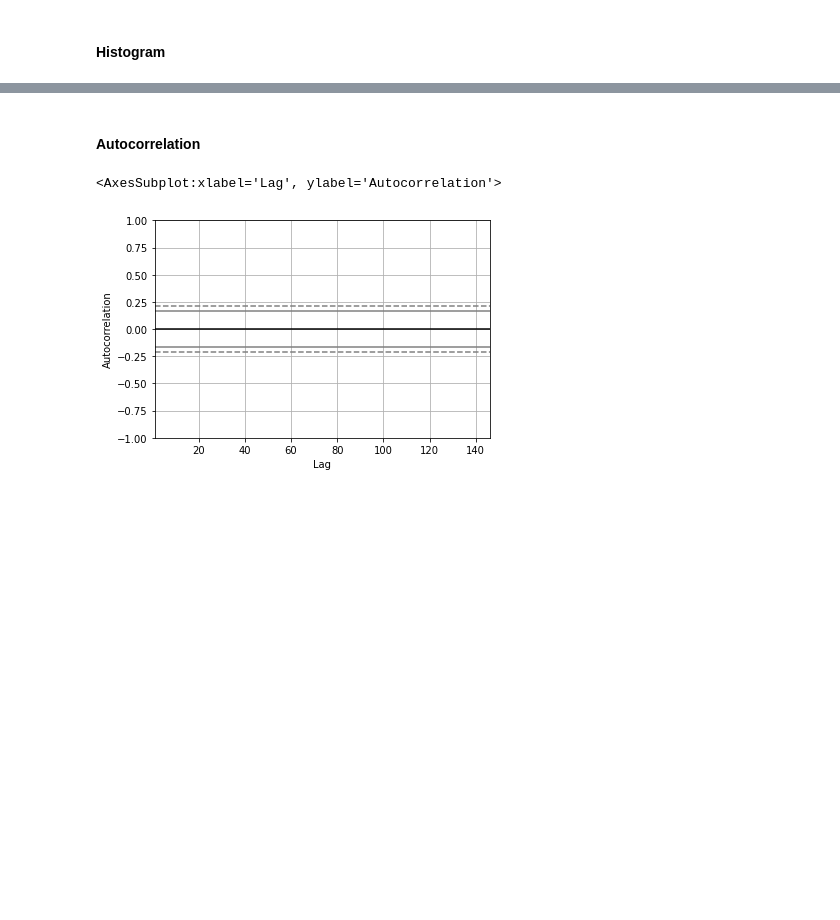
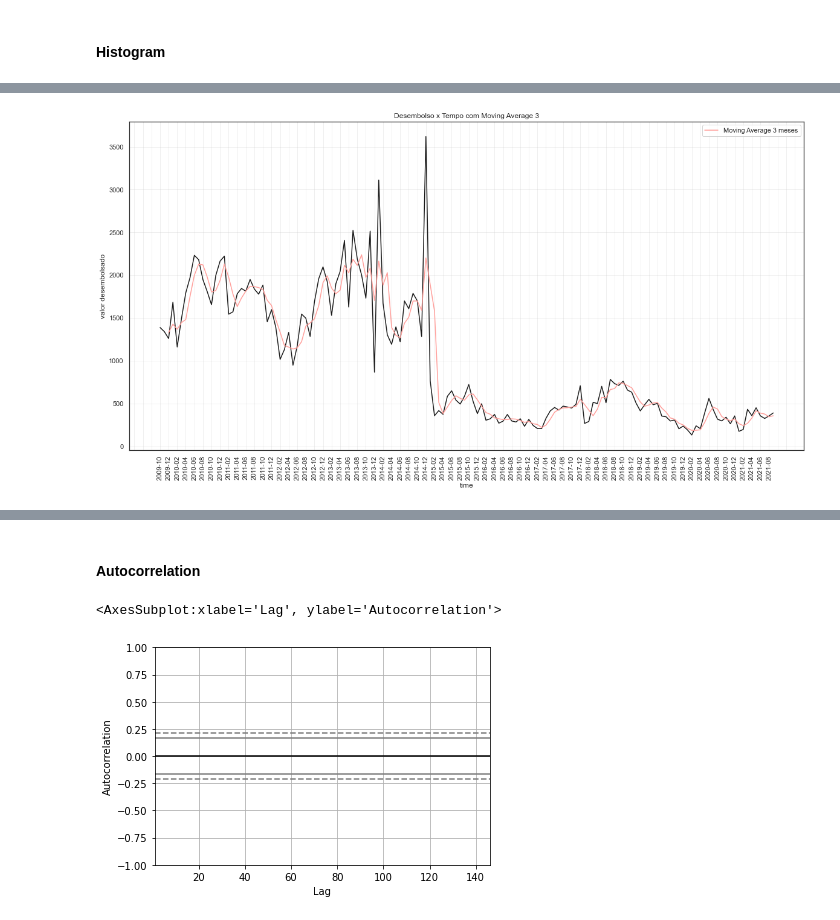
Before and after one commit to gdutramartins/forecast-desembolso, a Jupyter notebook: visualization.ipynb, the cells around one changed output, grey strips where cells are left out. Cells and saved outputs as stored; diff of their text form; code cells hidden in the pictures; blank space fills up the shorter version.

```diff
--- a/visualization.ipynb
+++ b/visualization.ipynb
@@ -67,0 +77,28 @@ ser_desembolso.plot(kind='kde')
+# %%
+def moving_average(observations, window=3):
+    '''returns the smoothed version of an array of observations.'''
+    cumulative_sum = np.cumsum(observations, dtype=float)
+    cumulative_sum[window:] = cumulative_sum[window:] - cumulative_sum[:-window]
+    return cumulative_sum[window - 1:] / window
+# %%
+def run_sequence_plot_desembolso(x, y, title, xlabel="time", ylabel="valor desembolsado"):
+    plt.figure(figsize=(20,10))
+    plt.xticks(rotation='vertical')
+    plt.gca().xaxis.set_major_locator(plt.MultipleLocator(2))
+    plt.plot(x, y, 'k-')
+    plt.title(title)
+    plt.xlabel(xlabel)
+    plt.ylabel(ylabel)
+    plt.grid(alpha=0.3);
+# %%
+desembolso = df_oec_mpme_desembolso[["desembolso"]].to_numpy().squeeze()
+desembolso_time = df_oec_mpme_desembolso[["ano_mes"]].to_numpy().squeeze()
+# %%
+### Moving Average com Janela 3
+window_ma_desembolso = 3
+desembolso_ma = moving_average(desembolso, window_ma_desembolso)
+run_sequence_plot_desembolso(desembolso_time, desembolso, f'Desembolso x Tempo com Moving Average {window_ma_desembolso}')
+plt.plot(desembolso_time[window_ma_desembolso - 1:], desembolso_ma, 'r', label=f"Moving Average {window_ma_desembolso} meses")
+plt.legend();
+# %% [output]
+[figure, added]
```
Also changed, not shown: parts of 17 cells of this notebook, 2 other files.
